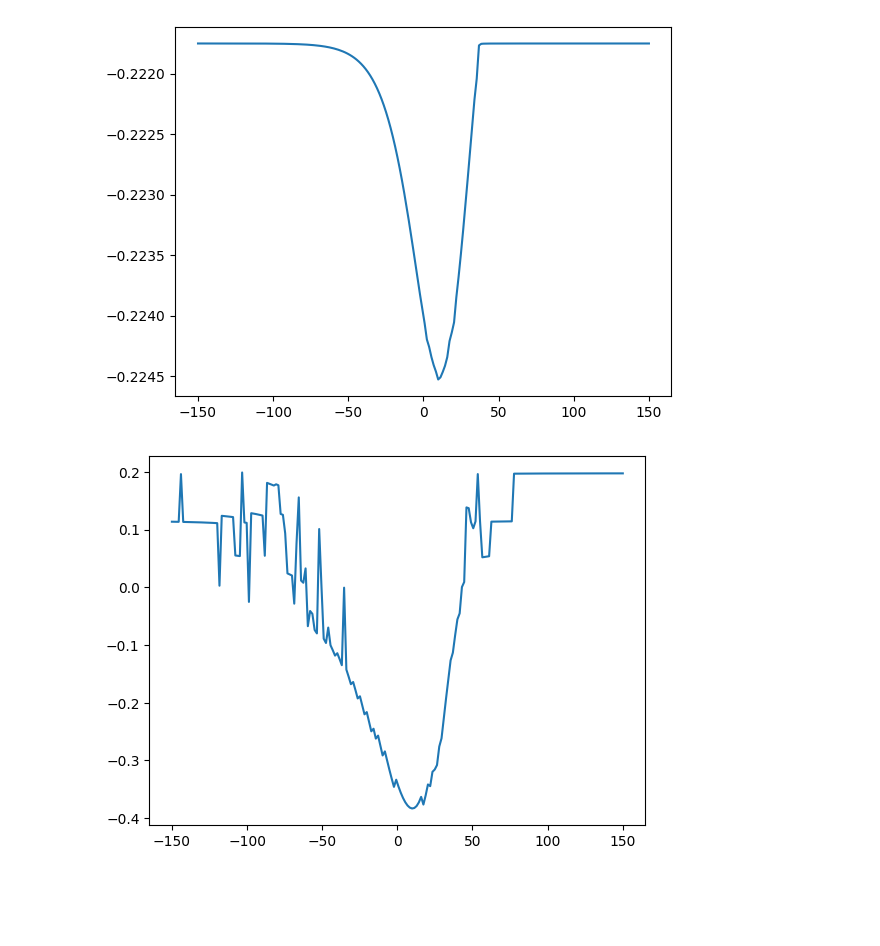
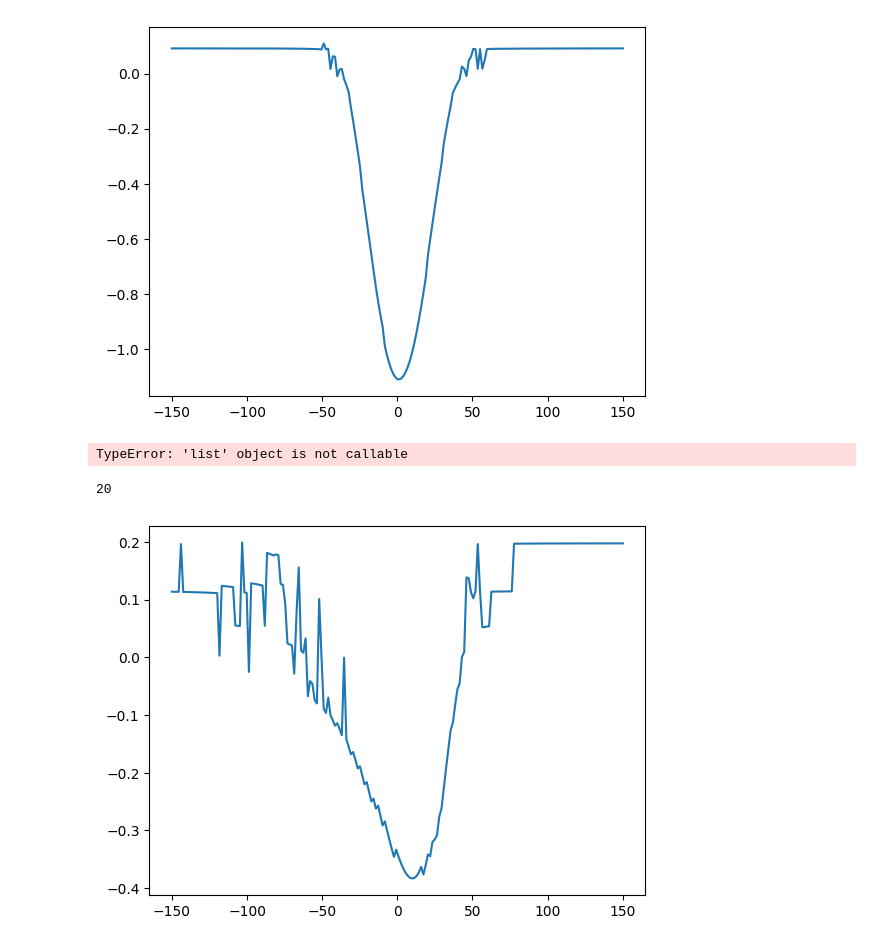
Before and after one commit to lefan99/BornOppenheimerCluster, a Jupyter notebook: plot.ipynb, the cells around one changed output. Drawn from its saved outputs; the diff is of its cells as text; code cells hidden in the pictures; blank space fills up the shorter version.

```diff
--- a/plot.ipynb
+++ b/plot.ipynb
@@ -5,11 +5,19 @@ import confining_potential as con
 import parameters as para
 import postprocessing as post
 # %%
-data = post.get_pot_landscape(pot[50])
+data = post.get_pot_landscape(pot[2])
 plt.plot(np.linspace(-para.com_width , para.com_width , para.o, endpoint=True)*1e9, data)
 plt.show()
 # %% [output]
-[figure, old version]
+[figure, new version]
+# %%
+con.interpolation_high(0 , para.potential_index(174))
+# %% [output]
+TypeError: 'list' object is not callable
+# %%
+int(41/2)
+# %% [output]
+20
 # %%
 data = post.get_pot_landscape(pot[50])
 plt.plot(np.linspace(-para.com_width , para.com_width , para.o, endpoint=True)*1e9, data)
```
Also changed, not shown: parts of 7 cells of this notebook, 4 other files.
